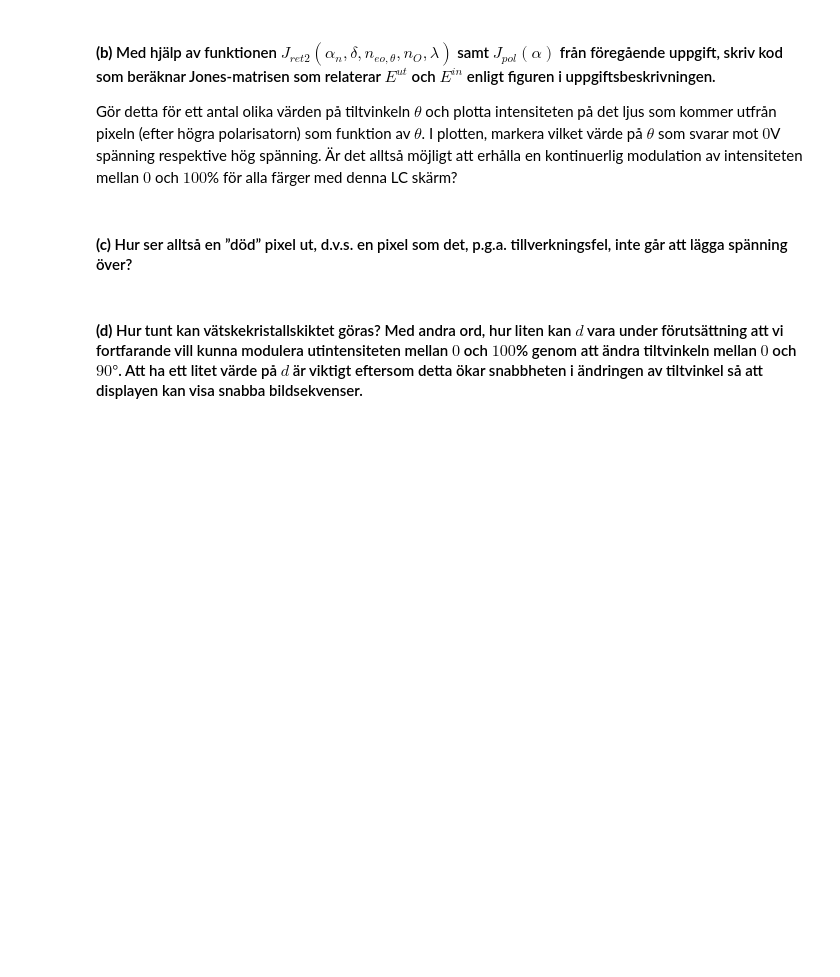
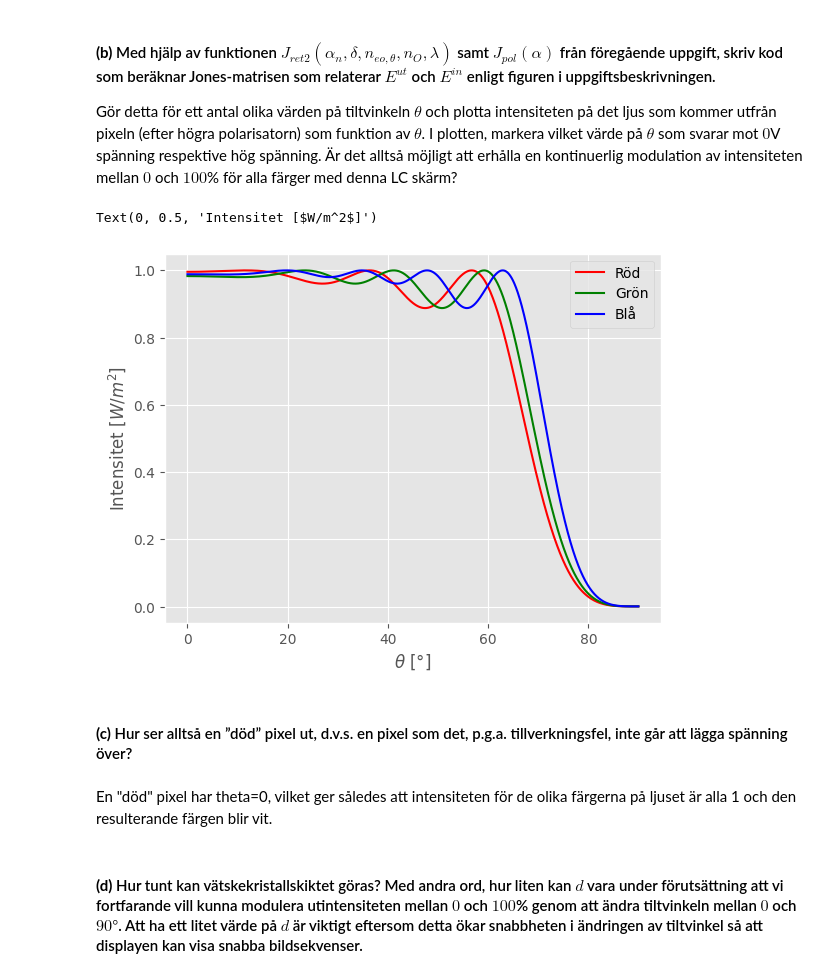
Before and after one commit to WildKnife7/HUPP, a Jupyter notebook: HUPP2/HUPP2.ipynb, the cells around one changed output. Saved outputs shown, nothing was run; the diff lists cells and outputs as text; code cells hidden in the pictures; blank space fills up the shorter version.

```diff
--- a/HUPP2/HUPP2.ipynb
+++ b/HUPP2/HUPP2.ipynb
@@ -121,7 +121,7 @@ R till R: 0.8535533905932742 [-0.85355339-0.35355339j  0.        +0.j        ]
 #### **(a)** Skriv en funktion som genererar Jones-matrisen för den $n$-te roterade tunna skivan, $J_{ret2}(𝛼_n, 𝛿, n_{eo,\theta}, n_O, 𝜆)$ där $n_{eo,\theta} = n_{eo}(𝜃)$ för den aktuella tiltvinkeln och $𝜆$ är (vakuum-)våglängden för ljuset som passerat färgfiltret. Använd $𝐽_{proj}(𝛼)$ från föregående uppgift.
 # %%
 def J_ret2(alpha, delta, ne0, n0, lam):
-    pass
+    return J_proj(-alpha)@np.array([[np.exp(1j*delta*(ne0-n0)*2*np.pi/lam), 0],[0, 1]])@J_proj(alpha)
 # %% [markdown]
 #### **(b)** Med hjälp av funktionen $J_{ret2}(𝛼_n, 𝛿, n_{eo,\theta}, n_O, 𝜆)$ samt $𝐽_{pol}(𝛼)$ från föregående uppgift, skriv kod som beräknar Jones-matrisen som relaterar $E^{ut}$ och $E^{in}$ enligt figuren i uppgiftsbeskrivningen.
 
@@ -129,12 +129,55 @@ Gör detta för ett antal olika värden på tiltvinkeln $𝜃$ och plotta intens
 # %%
 n0 = 1.5
 ne0 = 1.6
 d = 20e-6
 lam_r = 633e-9
 lam_g = 549e-9
 lam_b = 432e-9
 N = 50
+
+theta = np.arange(0, np.pi/2, 0.001)
+
+def ne(theta, ne0, n0):
+    return ne0*n0/(np.sqrt(n0**2*np.cos(theta)**2+ne0**2*np.sin(theta)**2))
+
+
+
+def I_ut(theta, lam):
+    E_in = np.array([1,0])
+    for n in range(N):
+        alpha_n = np.pi*n/(2*N)
+        E_in = J_ret2(alpha_n, d/N, ne(theta, ne0, n0), n0, lam)@E_in
+
+    E_ut = J_pol(alpha_n)@E_in
+    return np.linalg.norm(E_ut)**2
+
+I_ut_matris = []
+for i in theta:
+    I_ut_matris.append(I_ut(i, lam_r))
+
+plt.plot(theta*180/np.pi, I_ut_matris, label="Röd", color="r")
+
+I_ut_matris = []
+for i in theta:
+    I_ut_matris.append(I_ut(i, lam_g))
+
+plt.plot(theta*180/np.pi, I_ut_matris, label="Grön", color="g")
+
+I_ut_matris = []
+for i in theta:
+    I_ut_matris.append(I_ut(i, lam_b))
+
+plt.plot(theta*180/np.pi, I_ut_matris, label="Blå", color="b")
+
+plt.legend()
+plt.xlabel(r'$\theta$ [°]')
+plt.ylabel("Intensitet [$W/m^2$]")
+# %% [output]
+Text(0, 0.5, 'Intensitet [$W/m^2$]')
+[figure, added]
 # %% [markdown]
 #### **(c)** Hur ser alltså en ”död” pixel ut, d.v.s. en pixel som det, p.g.a. tillverkningsfel, inte går att lägga spänning över?
+# %% [markdown]
+En "död" pixel har theta=0, vilket ger således att intensiteten för de olika färgerna på ljuset är alla 1 och den resulterande färgen blir vit.
 # %% [markdown]
 #### **(d)** Hur tunt kan vätskekristallskiktet göras? Med andra ord, hur liten kan $𝑑$ vara under förutsättning att vi fortfarande vill kunna modulera utintensiteten mellan $0$ och $100$% genom att ändra tiltvinkeln mellan $0$ och $90°$. Att ha ett litet värde på $𝑑$ är viktigt eftersom detta ökar snabbheten i ändringen av tiltvinkel så att displayen kan visa snabba bildsekvenser.
```
Also changed, not shown: parts of 2 cells of this notebook.
